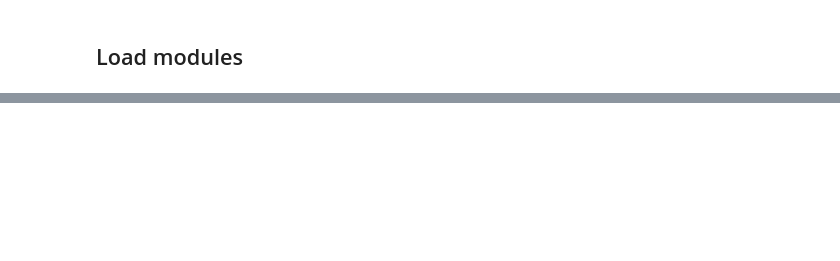
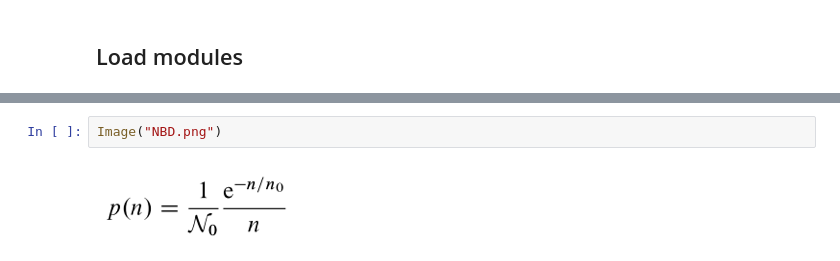
Before and after one commit to HuairenZhang/glioblastoma, a Jupyter notebook: updated clonal growth simulation.ipynb, the cells around one changed output, grey strips where cells are left out. Cells and saved outputs as stored; diff of their text form; blank space fills up the shorter version.

```diff
--- a/updated clonal growth simulation.ipynb
+++ b/updated clonal growth simulation.ipynb
@@ -197,0 +145,4 @@ plt.hist(cloneSizes)
+# %%
+Image("NBD.png")
+# %% [output]
+[figure, added]
```
Also changed, not shown: parts of 26 cells of this notebook.
